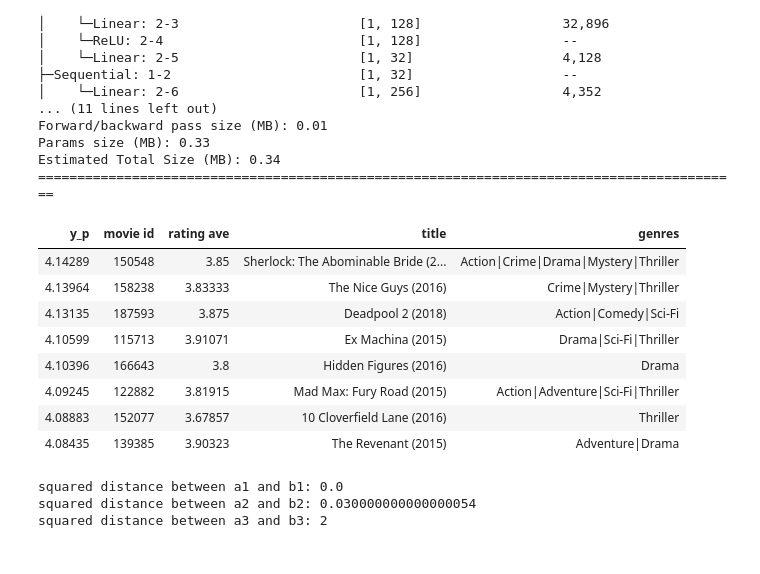
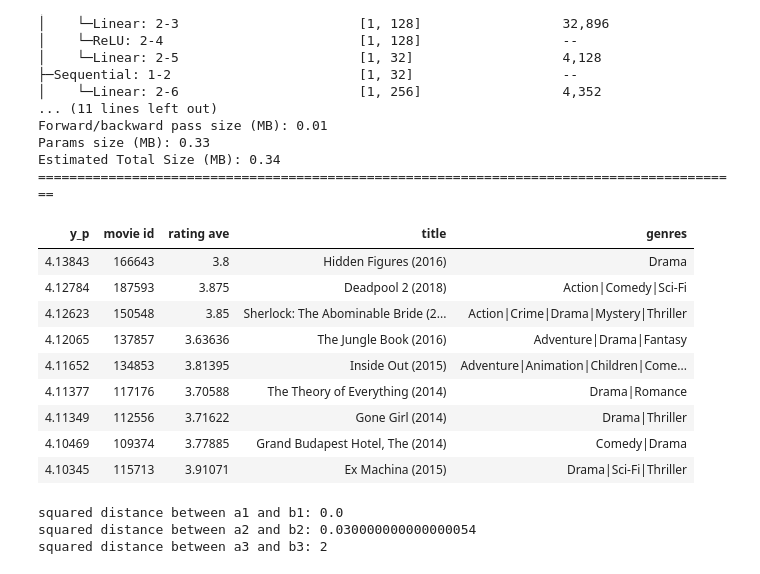
Before and after one commit to flybug/machine-learning-lab, a Jupyter notebook: recommender_system_nn.ipynb, the cells around one changed output. Cells and saved outputs as stored; diff of their text form; code cells hidden in the pictures.

```diff
--- a/recommender_system_nn.ipynb
+++ b/recommender_system_nn.ipynb
@@ -368,41 +368,43 @@ def predict_uservec(user_vecs, item_vecs, model, u_s, i_s, scaler, ScalerUser, S
         scaled_item_vecs = torch.tensor(standard_scaler(item_vecs[:,i_s:]), dtype=torch.float32)
         y_p = model(scaled_user_vecs, scaled_item_vecs)
     else:
         # 重要：把单个用户复制成和电影一样多的数量
         user_repeat = np.tile(user_vecs[:, u_s:], (item_vecs.shape[0], 1))
         user_tensor = torch.tensor(user_repeat, dtype=torch.float32)
         item_tensor = torch.tensor(item_vecs[:, i_s:], dtype=torch.float32)
 
         y_p = model(user_tensor, item_tensor)
 
     y_pu = scaler.inverse_transform(y_p.detach().numpy())
 
     if np.any(y_pu < 0) :
         print("Error, expected all positive predictions")
 
     sorted_index = np.argsort(-y_pu, axis=0).reshape(-1).tolist()
     sorted_ypu   = y_pu[sorted_index]
     sorted_items = item_vecs[sorted_index]
 
     # 🔥 修复在这里！
     sorted_user  = np.tile(user_vecs, (len(sorted_index), 1))
 
     return (sorted_index, sorted_ypu, sorted_items, sorted_user)
 
+model.eval()
 sorted_index, sorted_ypu, sorted_items, sorted_user = predict_uservec(user_vecs,  item_vecs, model, u_s, i_s,
                                                                        scaler, item_train, user_train, scaledata=scaledata)
 
 print_pred_movies(sorted_ypu, sorted_user, sorted_items, movie_dict, maxcount = 10)
 # %% [output]
 | y_p | movie id | rating ave | title | genres |
-| 4.14289 | 150548 | 3.85 | Sherlock: The Abominable Bride (2... | Action|Crime|Drama|Mystery|Thriller |
-| 4.13964 | 158238 | 3.83333 | The Nice Guys (2016) | Crime|Mystery|Thriller |
-| 4.13135 | 187593 | 3.875 | Deadpool 2 (2018) | Action|Comedy|Sci-Fi |
-| 4.10599 | 115713 | 3.91071 | Ex Machina (2015) | Drama|Sci-Fi|Thriller |
-| 4.10396 | 166643 | 3.8 | Hidden Figures (2016) | Drama |
-| 4.09245 | 122882 | 3.81915 | Mad Max: Fury Road (2015) | Action|Adventure|Sci-Fi|Thriller |
-| 4.08883 | 152077 | 3.67857 | 10 Cloverfield Lane (2016) | Thriller |
-| 4.08435 | 139385 | 3.90323 | The Revenant (2015) | Adventure|Drama |
+| 4.13843 | 166643 | 3.8 | Hidden Figures (2016) | Drama |
+| 4.12784 | 187593 | 3.875 | Deadpool 2 (2018) | Action|Comedy|Sci-Fi |
+| 4.12623 | 150548 | 3.85 | Sherlock: The Abominable Bride (2... | Action|Crime|Drama|Mystery|Thriller |
+| 4.12065 | 137857 | 3.63636 | The Jungle Book (2016) | Adventure|Drama|Fantasy |
+| 4.11652 | 134853 | 3.81395 | Inside Out (2015) | Adventure|Animation|Children|Come... |
+| 4.11377 | 117176 | 3.70588 | The Theory of Everything (2014) | Drama|Romance |
+| 4.11349 | 112556 | 3.71622 | Gone Girl (2014) | Drama|Thriller |
+| 4.10469 | 109374 | 3.77885 | Grand Budapest Hotel, The (2014) | Comedy|Drama |
+| 4.10345 | 115713 | 3.91071 | Ex Machina (2015) | Drama|Sci-Fi|Thriller |
 # %%
 def sq_dist(a,b):
     d = sum(np.square(a-b))
```
Also changed, not shown: parts of 2 cells of this notebook, 4 other files.
